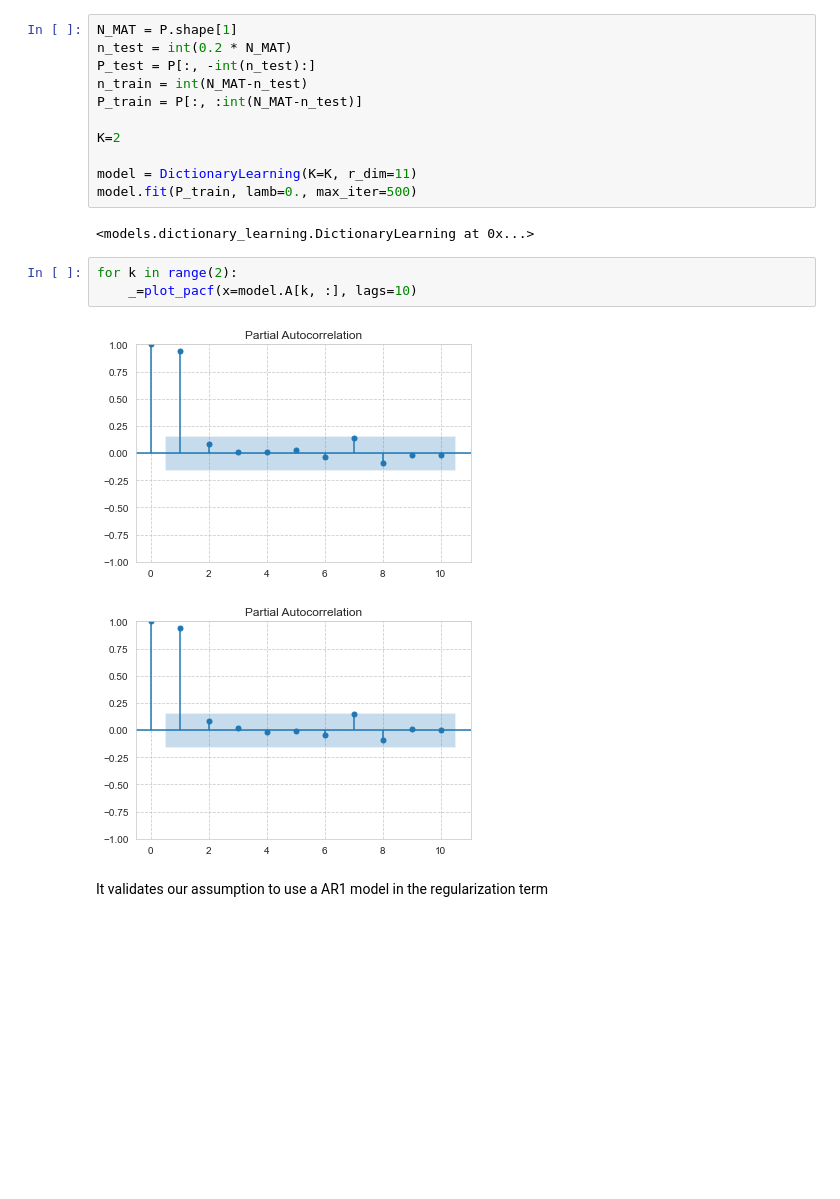
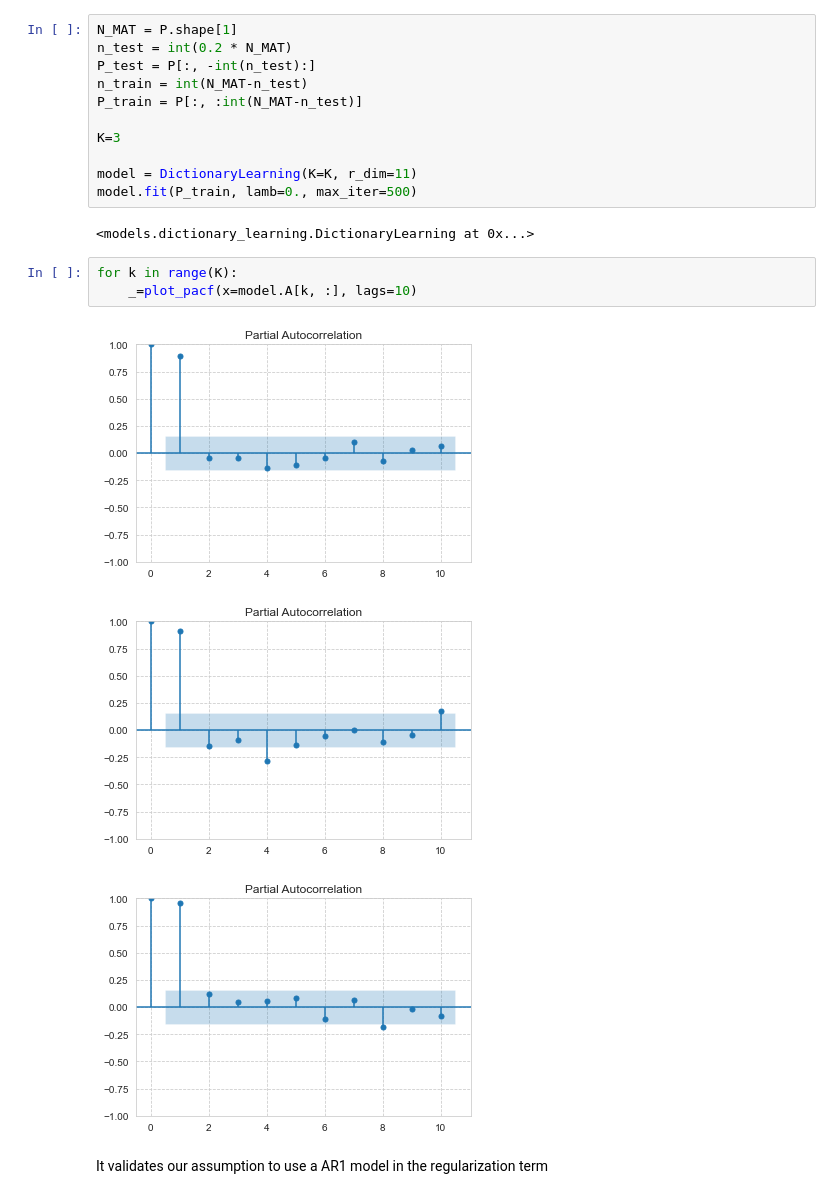
Before and after one commit to michael-allouche/dictionary-learning-RMM, a Jupyter notebook: DL-RMM.ipynb, the cells around one changed output. Drawn from its saved outputs; the diff is of its cells as text; blank space fills up the shorter version.

```diff
--- a/DL-RMM.ipynb
+++ b/DL-RMM.ipynb
@@ -117,18 +114,19 @@ P_test = P[:, -int(n_test):]
 n_train = int(N_MAT-n_test)
 P_train = P[:, :int(N_MAT-n_test)]
 
-K=2
+K=3
 
 model = DictionaryLearning(K=K, r_dim=11)
 model.fit(P_train, lamb=0., max_iter=500)
 # %% [output]
 <models.dictionary_learning.DictionaryLearning at 0x...>
 # %%
-for k in range(2):
+for k in range(K):
     _=plot_pacf(x=model.A[k, :], lags=10)
 # %% [output]
-[figure, old version]
+[figure, new version]
-[figure, old version]
+[figure, new version]
+[figure, added]
 # %% [markdown]
 It validates our assumption to use a AR1 model in the regularization term
 # %% [markdown]
```
Also changed, not shown: parts of 43 cells of this notebook, 22 other files.
